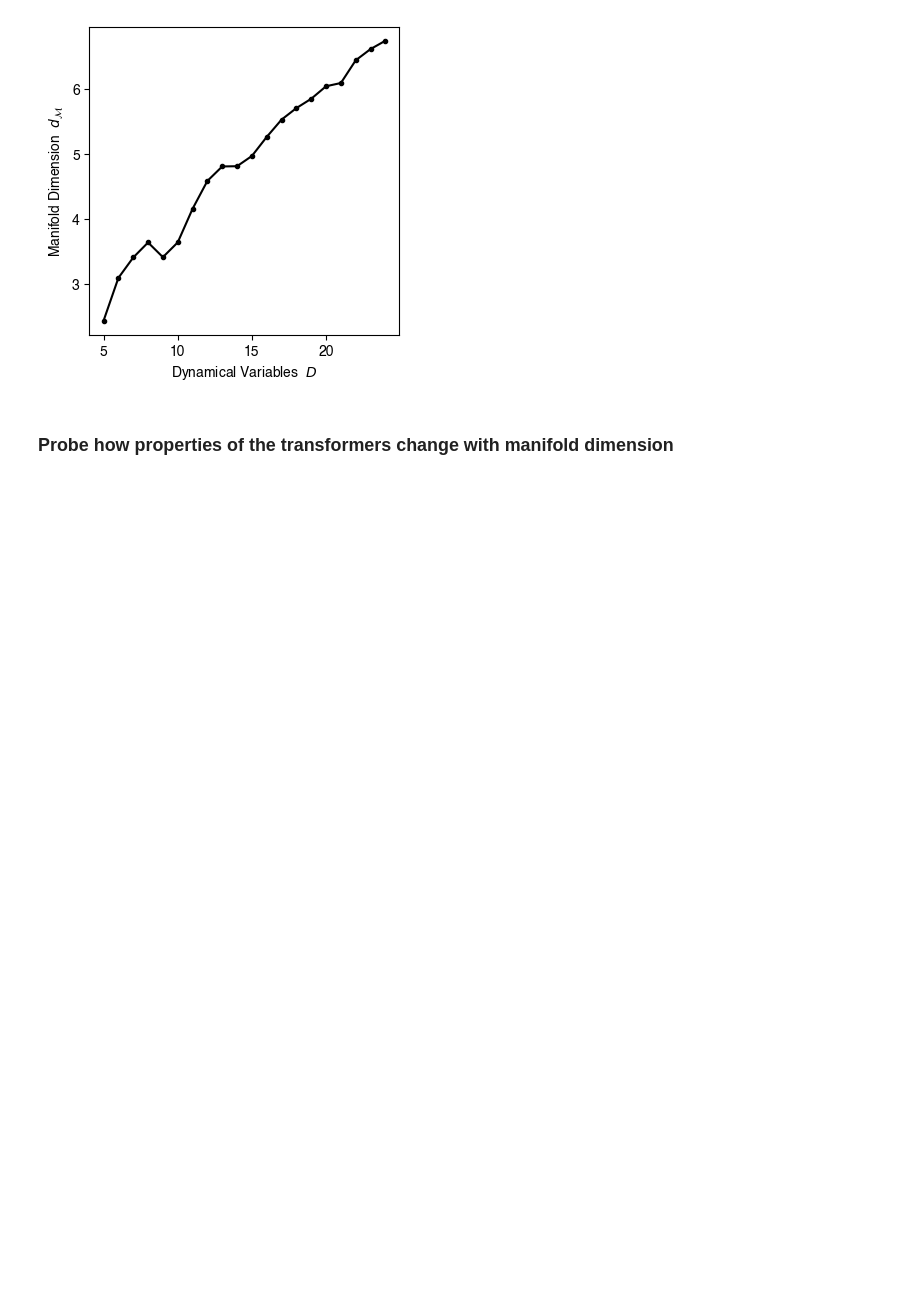
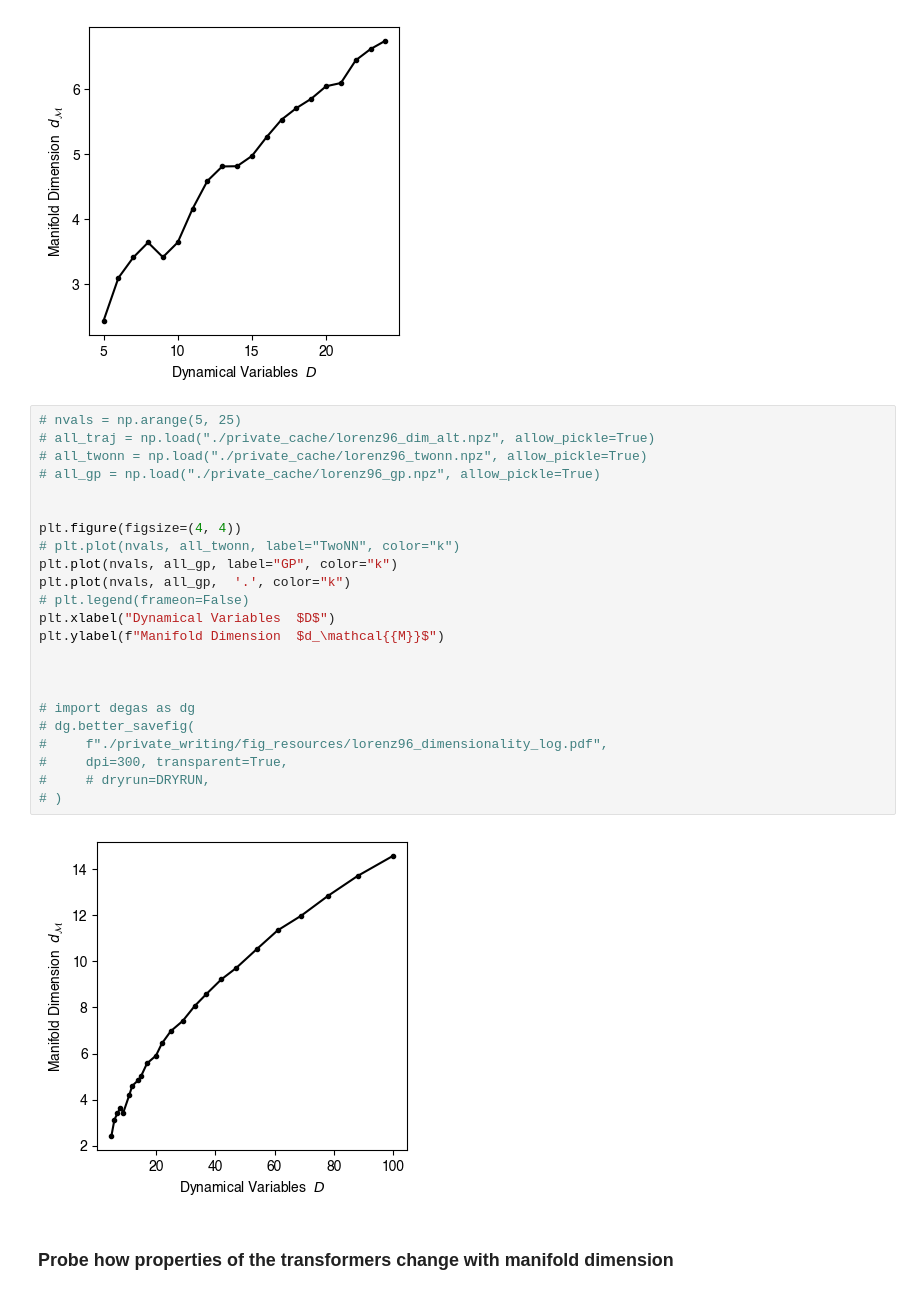
Before and after one commit to williamgilpin/icicl, a Jupyter notebook: analyze_embedding_dimension.ipynb, the cells around one changed output. Cells and saved outputs as stored; diff of their text form; blank space fills up the shorter version.

```diff
--- a/analyze_embedding_dimension.ipynb
+++ b/analyze_embedding_dimension.ipynb
@@ -221,6 +221,31 @@ dg.better_savefig(
 )
 # %% [output]
 [figure]
+# %%
+# nvals = np.arange(5, 25)
+# all_traj = np.load("./private_cache/lorenz96_dim_alt.npz", allow_pickle=True)
+# all_twonn = np.load("./private_cache/lorenz96_twonn.npz", allow_pickle=True)
+# all_gp = np.load("./private_cache/lorenz96_gp.npz", allow_pickle=True)
+
+
+plt.figure(figsize=(4, 4))
+# plt.plot(nvals, all_twonn, label="TwoNN", color="k")
+plt.plot(nvals, all_gp, label="GP", color="k")
+plt.plot(nvals, all_gp,  '.', color="k")
+# plt.legend(frameon=False)
+plt.xlabel("Dynamical Variables  $D$")
+plt.ylabel(f"Manifold Dimension  $d_\mathcal{{M}}$")
+
+
+
+# import degas as dg
+# dg.better_savefig(
+#     f"./private_writing/fig_resources/lorenz96_dimensionality_log.pdf",
+#     dpi=300, transparent=True,
+#     # dryrun=DRYRUN,
+# )
+# %% [output]
+[figure, added]
 # %% [markdown]
 ### Probe how properties of the transformers change with manifold dimension
 # %%
```
Also changed, not shown: parts of 1 cell of this notebook, 4 other files.
